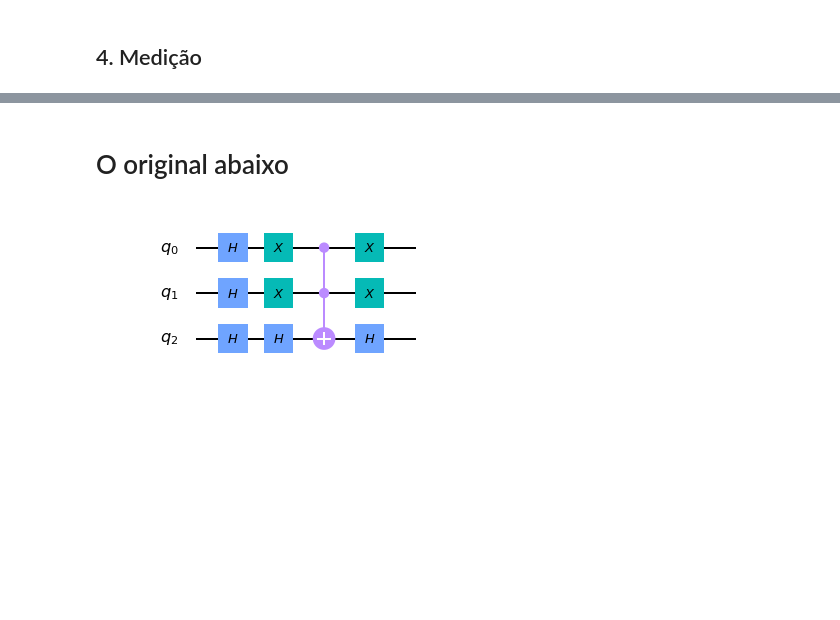
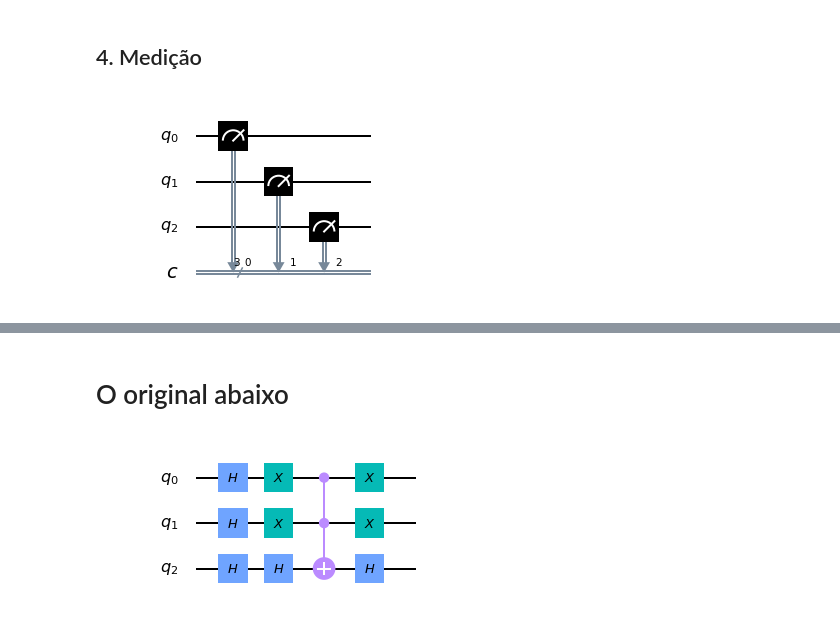
Before and after one commit to SiIky/ic-1920-tp, a Jupyter notebook: tp2/TP2.ipynb, the cells around one changed output, grey strips where cells are left out. Saved outputs shown, nothing was run; the diff lists cells and outputs as text; code cells hidden in the pictures; blank space fills up the shorter version.

```diff
--- a/tp2/TP2.ipynb
+++ b/tp2/TP2.ipynb
@@ -155,2 +169,8 @@ histogram(circuit, result)
 # %% [markdown]
 ## 4. Medição
+# %%
+measurements = QuantumCircuit(qr, cr)
+measurements.measure(qr, cr)
+measurements.draw('mpl')
+# %% [output]
+[figure, added]
```
Also changed, not shown: parts of 24 cells of this notebook.
